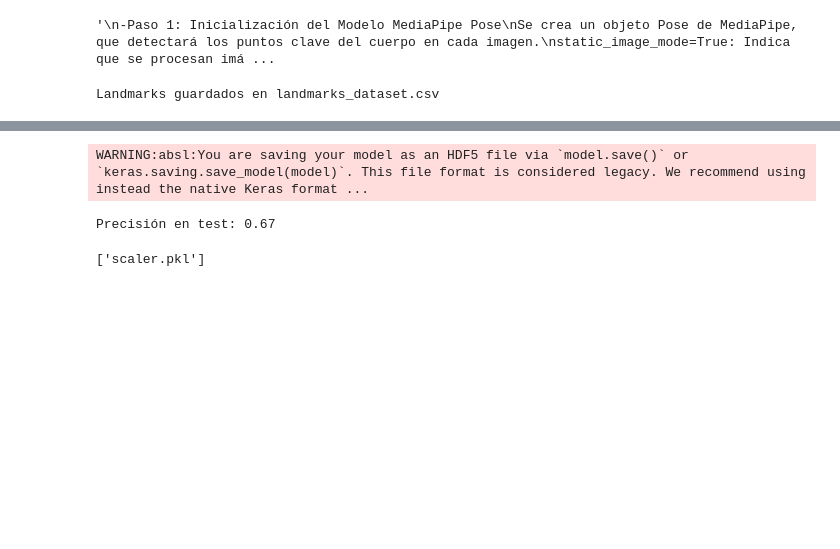
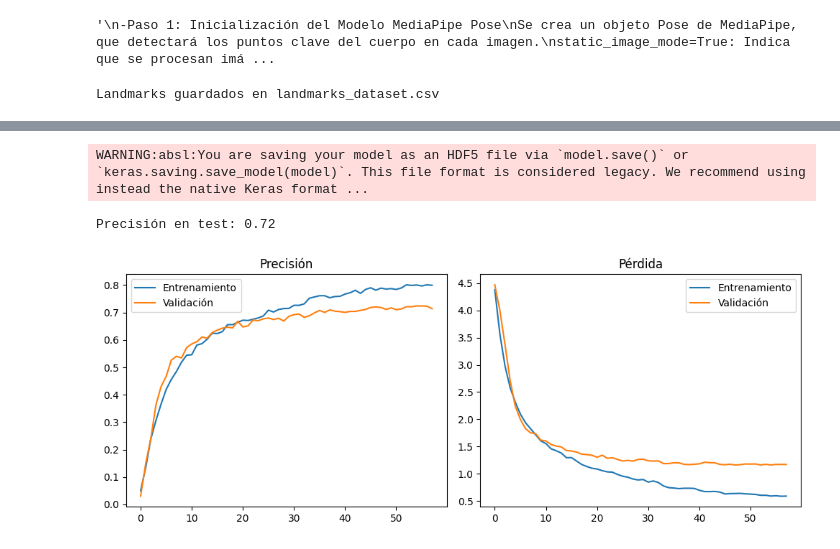
Before and after one commit to matangflo/PID-G6, a Jupyter notebook: Trabajo.ipynb, the cells around one changed output, grey strips where cells are left out. Saved outputs shown, nothing was run; the diff lists cells and outputs as text; code cells hidden in the pictures; blank space fills up the shorter version.

```diff
--- a/Trabajo.ipynb
+++ b/Trabajo.ipynb
@@ -153,65 +134,78 @@ import numpy as np
 import pandas as pd
 import tensorflow as tf
 from tensorflow.keras.models import Sequential
-from tensorflow.keras.layers import Dense, Dropout, BatchNormalization, LSTM
+from tensorflow.keras.layers import Dense, Dropout, BatchNormalization
 from sklearn.preprocessing import LabelEncoder, MinMaxScaler
 from sklearn.model_selection import train_test_split
+import matplotlib.pyplot as plt
+import joblib
 
-# 🔹 1️⃣ Cargar datos desde CSV
 csv_file = "landmarks_dataset.csv"
 df = pd.read_csv(csv_file, header=None)
 
-# 🔹 2️⃣ Separar características (X) y etiquetas (y)
+# Separar características (X) y etiquetas (y)
 X = df.iloc[:, :-1].values
 y = df.iloc[:, -1].values
 
-# 🔹 3️⃣ Convertir etiquetas a números
+# Convertir etiquetas a números
 label_encoder = LabelEncoder()
 y_encoded = label_encoder.fit_transform(y)
 num_classes = len(np.unique(y_encoded))
 
-# 🔹 4️⃣ Normalizar los datos con MinMaxScaler
+# Normalizar los datos
 scaler = MinMaxScaler()
 X_scaled = scaler.fit_transform(X)
 
-# 🔹 5️⃣ Dividir datos en entrenamiento y prueba
+# Dividir datos en entrenamiento y prueba
 X_train, X_test, y_train, y_test = train_test_split(X_scaled, y_encoded, test_size=0.2, random_state=42)
 
-# 🔹 6️⃣ Ajustar forma para LSTM
-X_train = X_train.reshape(X_train.shape[0], 1, X_train.shape[1])
-X_test = X_test.reshape(X_test.shape[0], 1, X_test.shape[1])
-
-# 🔹 7️⃣ Definir modelo mejorado con 2 LSTM
+# Arquitectura de la red
 model = Sequential([
-    BatchNormalization(input_shape=(1, X_train.shape[2])),
-    LSTM(128, return_sequences=True),  # Primera capa LSTM
-    Dropout(0.3),
-    LSTM(64, return_sequences=False),  # Segunda capa LSTM
-    Dropout(0.3),
+    BatchNormalization(input_shape=(X_train.shape[1],)),
+    Dense(512, activation='relu'),
+    Dropout(0.2),
+    Dense(256, activation='relu'),
+    Dropout(0.2),
     Dense(128, activation='relu'),
-    Dropout(0.3),
-    Dense(64, activation='relu'),
-    Dropout(0.2),
     Dense(num_classes, activation='softmax')
 ])
 
-# 🔹 8️⃣ Compilar con optimizador ajustado
-optimizer = tf.keras.optimizers.Adam(learning_rate=0.001)
+# Compilar modelo
+optimizer = tf.keras.optimizers.Adam(learning_rate=0.0005)
 model.compile(optimizer=optimizer, loss='sparse_categorical_crossentropy', metrics=['accuracy'])
 
-# 🔹 9️⃣ Entrenar con más épocas y callbacks
-callback = tf.keras.callbacks.ReduceLROnPlateau(monitor='val_loss', factor=0.5, patience=5, min_lr=1e-5)
-model.fit(X_train, y_train, epochs=100, batch_size=32, validation_data=(X_test, y_test), callbacks=[callback])
+# Callbacks para mejorar entrenamiento
+early_stop = tf.keras.callbacks.EarlyStopping(monitor='val_loss', patience=10, restore_best_weights=True)
+reduce_lr = tf.keras.callbacks.ReduceLROnPlateau(monitor='val_loss', factor=0.5, patience=5, min_lr=1e-5)
 
-# 🔹 🔟 Evaluar el modelo
+# Entrenamiento del modelo
+history = model.fit(X_train, y_train, epochs=100, batch_size=32,
+                    validation_data=(X_test, y_test),
+                    callbacks=[early_stop, reduce_lr])
+
+# Evaluación el modelo
 test_loss, test_acc = model.evaluate(X_test, y_test)
 print(f"Precisión en test: {test_acc:.2f}")
 
-# 🔹 Guardar el modelo mejorado
+# Guardar modelo y scaler
 model.save("modelo_pose_mejorado.h5")
+joblib.dump(scaler, 'scaler.pkl')
 
-# 🔹 Guardar el scaler usado para la normalización
-import joblib
-joblib.dump(scaler, 'scaler.pkl')
+# Visualizar entrenamiento
+plt.figure(figsize=(10, 4))
+plt.subplot(1, 2, 1)
+plt.plot(history.history['accuracy'], label='Entrenamiento')
+plt.plot(history.history['val_accuracy'], label='Validación')
+plt.title('Precisión')
+plt.legend()
+
+plt.subplot(1, 2, 2)
+plt.plot(history.history['loss'], label='Entrenamiento')
+plt.plot(history.history['val_loss'], label='Validación')
+plt.title('Pérdida')
+plt.legend()
+
+plt.tight_layout()
+plt.show()
 # %% [output]
 Epoch 1/100
@@ -234,6 +228,6 @@ Epoch 100/100
 WARNING:absl:You are saving your model as an HDF5 file via `model.save()` or `keras.saving.save_model(model)`. This file format is considered legacy. We recommend using instead the native Keras format ...
-Precisión en test: 0.67
+Precisión en test: 0.72
-['scaler.pkl']
+[figure, added]
 # %%
 import os
 import cv2
```
Also changed, not shown: parts of 5 cells of this notebook.
